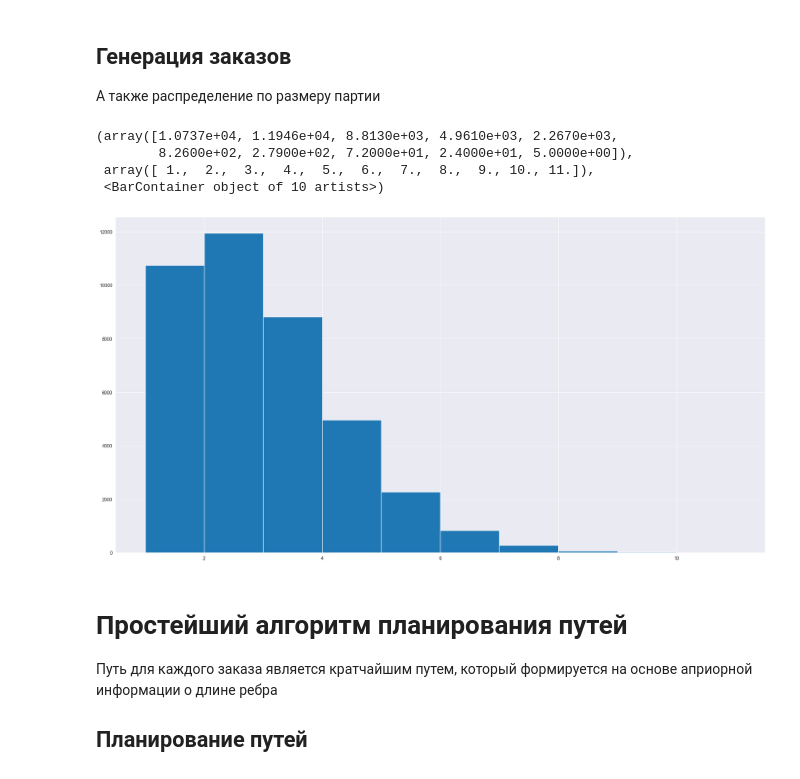
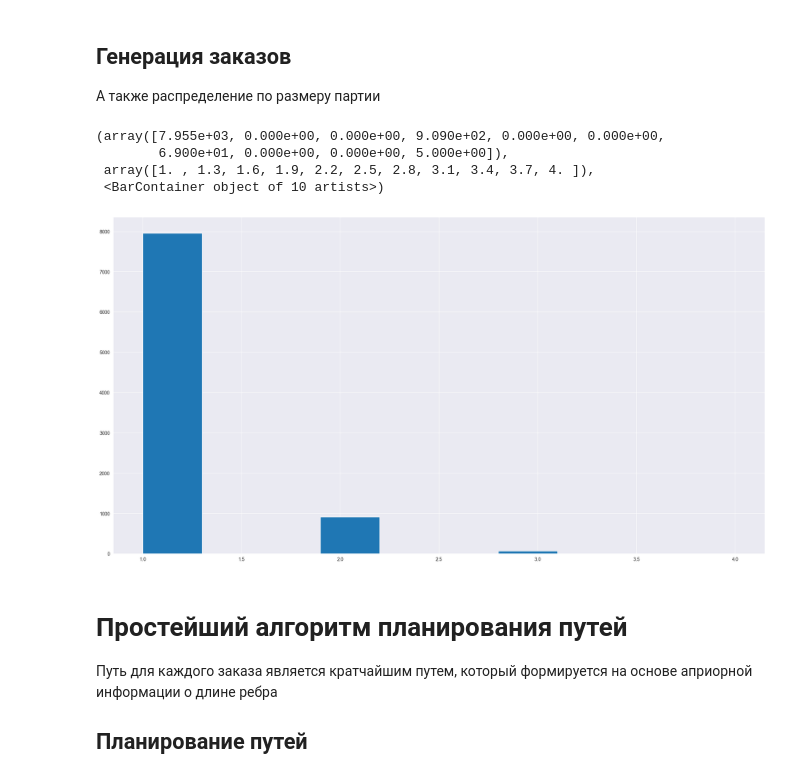
Before and after one commit to roknyazev/dp, a Jupyter notebook: genetic.ipynb, the cells around one changed output. Drawn from its saved outputs; the diff is of its cells as text; code cells hidden in the pictures.

```diff
--- a/genetic.ipynb
+++ b/genetic.ipynb
@@ -92,24 +92,24 @@ draw_price_function(2, 100, 400)
 # %%
 import random
 from collections import Counter
 random.seed(42)
 
 orders = []
 def edges_from_path(p):
     result = []
     for j in range(len(p) - 1):
         result.append((p[j], p[j + 1]))
     return result
 
-for i in range(100000): # 10k
+for i in range(10000): # 10k
     orders.append(tuple(random.sample(G.nodes(), 2)))
 plt.hist(Counter(orders).values())
 # %% [output]
-(array([1.0737e+04, 1.1946e+04, 8.8130e+03, 4.9610e+03, 2.2670e+03,
-        8.2600e+02, 2.7900e+02, 7.2000e+01, 2.4000e+01, 5.0000e+00]),
- array([ 1.,  2.,  3.,  4.,  5.,  6.,  7.,  8.,  9., 10., 11.]),
+(array([7.955e+03, 0.000e+00, 0.000e+00, 9.090e+02, 0.000e+00, 0.000e+00,
+        6.900e+01, 0.000e+00, 0.000e+00, 5.000e+00]),
+ array([1. , 1.3, 1.6, 1.9, 2.2, 2.5, 2.8, 3.1, 3.4, 3.7, 4. ]),
  <BarContainer object of 10 artists>)
-[figure, old version]
+[figure, new version]
 # %% [markdown]
 # Простейший алгоритм планирования путей
 Путь для каждого заказа является кратчайшим путем, который формируется на основе априорной информации о длине ребра
```
Also changed, not shown: parts of 17 cells of this notebook.
